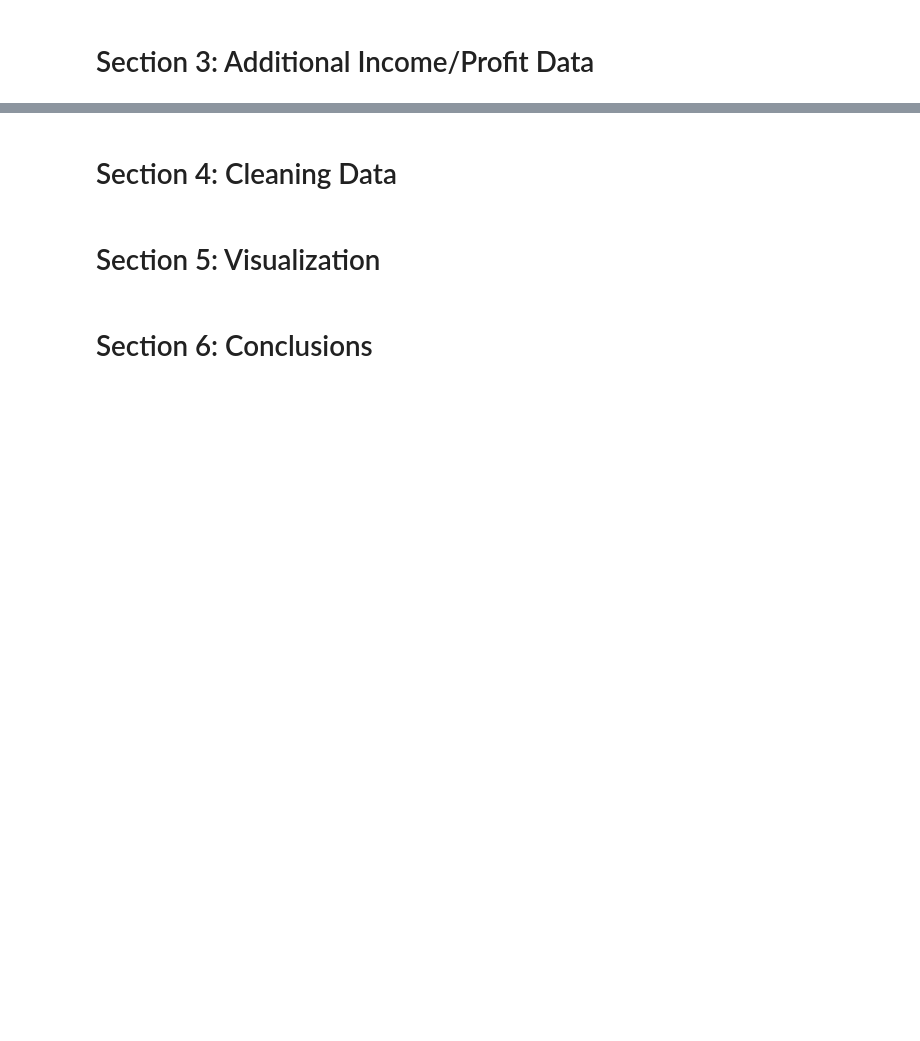
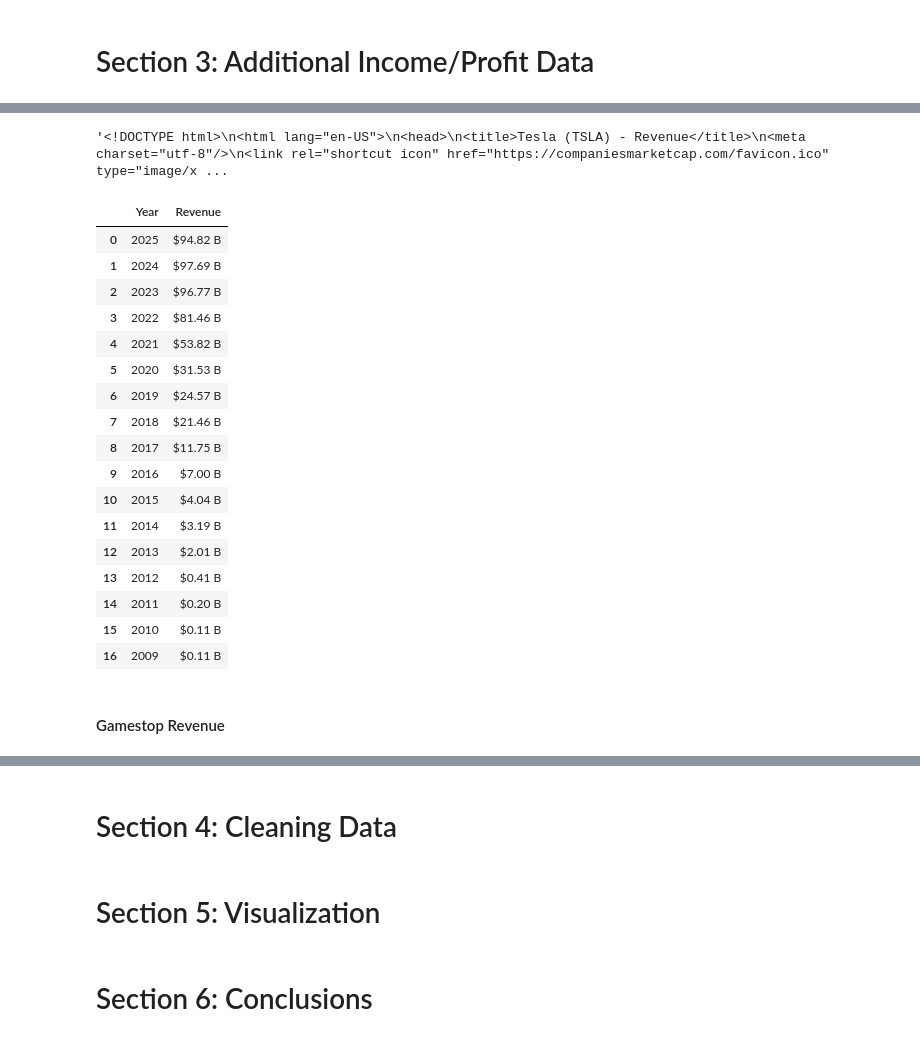
Before and after one commit to eddyzevallos12/Stock-Price-vs-Revenue-Analysis-Tesla-GameStop-, a Jupyter notebook: Stock Price vs Company Fundamentals Analysis.ipynb, the cells around one changed output, grey strips where cells are left out. Cells and saved outputs as stored; diff of their text form; code cells hidden in the pictures; blank space fills up the shorter version.

Commit message:
added data revenue for both companys

```diff
--- a/Stock Price vs Company Fundamentals Analysis.ipynb
+++ b/Stock Price vs Company Fundamentals Analysis.ipynb
@@ -52,0 +78,46 @@ share_gamestop
+# %%
+url_tesla = "https://companiesmarketcap.com/tesla/revenue/"
+html_tesla = requests.get(url_tesla).text
+html_tesla
+# %% [output]
+'<!DOCTYPE html>\n<html lang="en-US">\n<head>\n<title>Tesla (TSLA) - Revenue</title>\n<meta charset="utf-8"/>\n<link rel="shortcut icon" href="https://companiesmarketcap.com/favicon.ico" type="image/x ...
+# %%
+#Parsing the data with beautiful soup
+parse_revenue_tesla = BeautifulSoup(html_tesla, "html.parser")
+# %%
+table_revenue_tesla = parse_revenue_tesla.find("table")
+rows = table_revenue_tesla.find("tbody").find_all("tr")
+
+final_data_tesla = []
+
+for row in rows:
+    columns = row.find_all("td")
+    year = columns[0].text
+    revenue = columns[1].text
+
+    final_data_tesla.append({'Year': year,
+                       'Revenue': revenue})
+
+revenue_tesla = pd.DataFrame(final_data_tesla)
+revenue_tesla
+# %% [output]
+|  | Year | Revenue |
+| 0 | 2025 | $94.82 B |
+| 1 | 2024 | $97.69 B |
+| 2 | 2023 | $96.77 B |
+| 3 | 2022 | $81.46 B |
+| 4 | 2021 | $53.82 B |
+| 5 | 2020 | $31.53 B |
+| 6 | 2019 | $24.57 B |
+| 7 | 2018 | $21.46 B |
+| 8 | 2017 | $11.75 B |
+| 9 | 2016 | $7.00 B |
+| 10 | 2015 | $4.04 B |
+| 11 | 2014 | $3.19 B |
+| 12 | 2013 | $2.01 B |
+| 13 | 2012 | $0.41 B |
+| 14 | 2011 | $0.20 B |
+| 15 | 2010 | $0.11 B |
+| 16 | 2009 | $0.11 B |
+# %% [markdown]
+#### Gamestop Revenue
```
Also changed, not shown: parts of 11 cells of this notebook.
